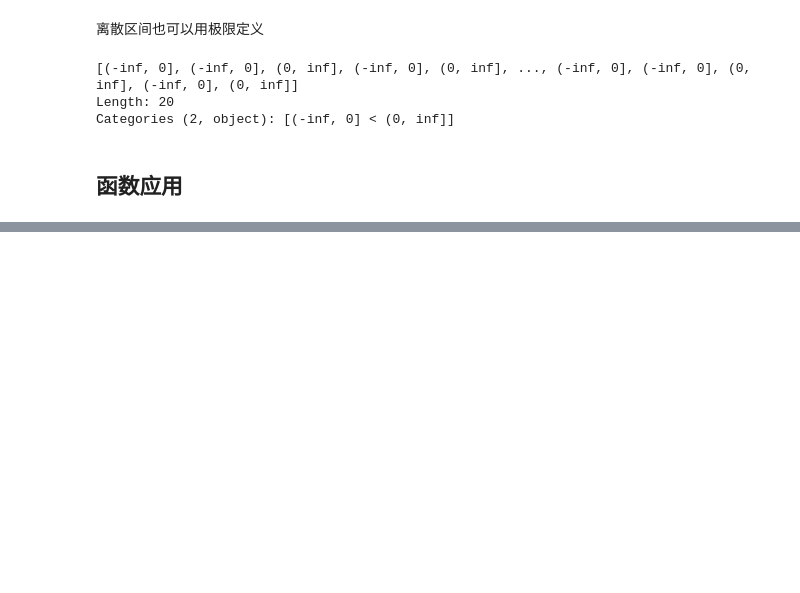
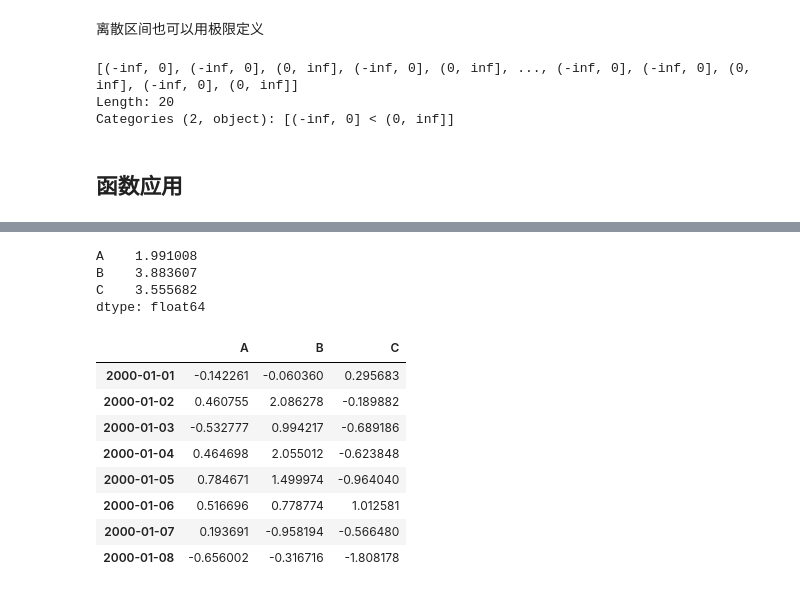
Before and after one commit to slofast/pandas-doc-zh, a Jupyter notebook: 数据结构的内置方法-Essential Basic Functionality.ipynb, the cells around one changed output, grey strips where cells are left out. Drawn from its saved outputs; the diff is of its cells as text; code cells hidden in the pictures; blank space fills up the shorter version.

```diff
--- a/数据结构的内置方法-Essential Basic Functionality.ipynb
+++ b/数据结构的内置方法-Essential Basic Functionality.ipynb
@@ -947,0 +996,19 @@ Categories (2, object): [(-inf, 0] < (0, inf]]
+# %%
+df.apply(lambda x: x.max() - x.min())
+# %% [output]
+A    1.991008
+B    3.883607
+C    3.555682
+dtype: float64
+# %%
+df.apply(np.cumsum)
+# %% [output]
+|  | A | B | C |
+| 2000-01-01 | -0.142261 | -0.060360 | 0.295683 |
+| 2000-01-02 | 0.460755 | 2.086278 | -0.189882 |
+| 2000-01-03 | -0.532777 | 0.994217 | -0.689186 |
+| 2000-01-04 | 0.464698 | 2.055012 | -0.623848 |
+| 2000-01-05 | 0.784671 | 1.499974 | -0.964040 |
+| 2000-01-06 | 0.516696 | 0.778774 | 1.012581 |
+| 2000-01-07 | 0.193691 | -0.958194 | -0.566480 |
+| 2000-01-08 | -0.656002 | -0.316716 | -1.808178 |
```
Also changed, not shown: parts of 55 cells of this notebook.
